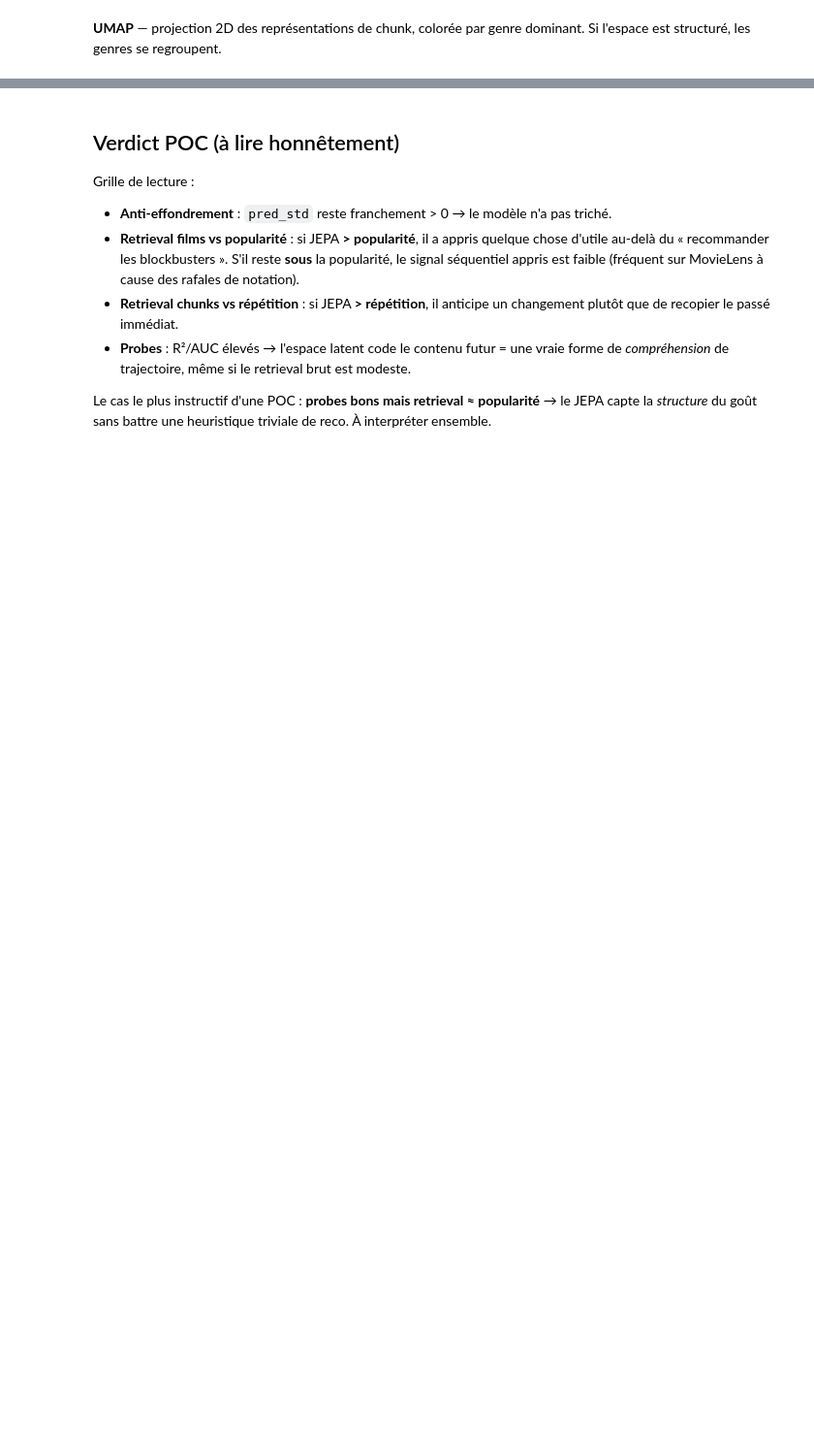
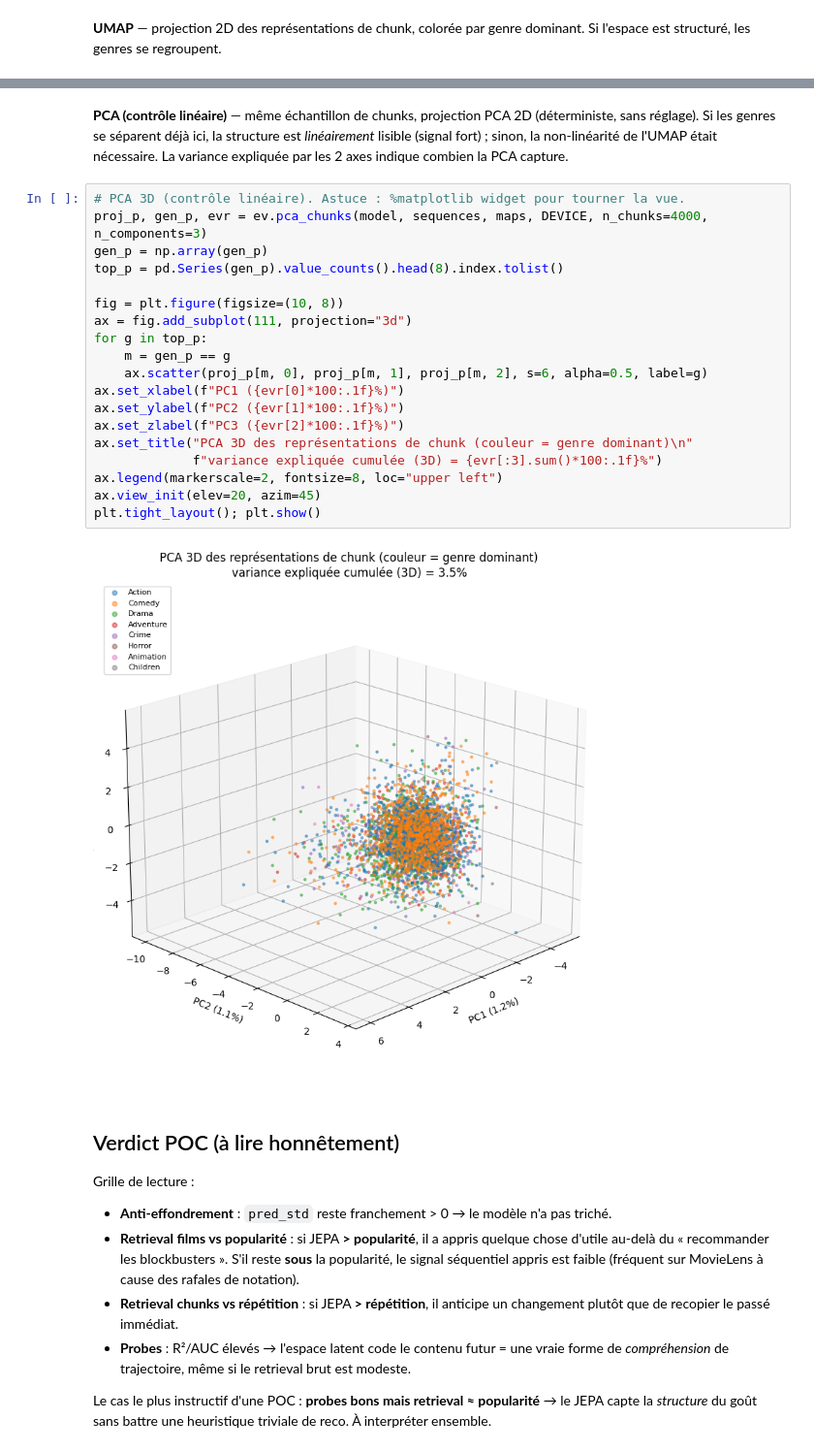
Before and after one commit to JulesV19/customer-behavior-jepa, a Jupyter notebook: notebooks/03_training_evaluation.ipynb, the cells around one changed output, grey strips where cells are left out. Shown at 97% size. Drawn from its saved outputs; the diff is of its cells as text; blank space fills up the shorter version.

```diff
--- a/notebooks/03_training_evaluation.ipynb
+++ b/notebooks/03_training_evaluation.ipynb
@@ -153,3 +205,26 @@ plt.xticks([]); plt.yticks([]); plt.tight_layout(); plt.show()
+# %% [markdown]
+**PCA (contrôle linéaire)** — même échantillon de chunks, projection PCA 2D (déterministe, sans réglage). Si les genres se séparent déjà ici, la structure est *linéairement* lisible (signal fort) ; sinon, la non-linéarité de l'UMAP était nécessaire. La variance expliquée par les 2 axes indique combien la PCA capture.
+# %%
+# PCA 3D (contrôle linéaire). Astuce : %matplotlib widget pour tourner la vue.
+proj_p, gen_p, evr = ev.pca_chunks(model, sequences, maps, DEVICE, n_chunks=4000, n_components=3)
+gen_p = np.array(gen_p)
+top_p = pd.Series(gen_p).value_counts().head(8).index.tolist()
+
+fig = plt.figure(figsize=(10, 8))
+ax = fig.add_subplot(111, projection="3d")
+for g in top_p:
+    m = gen_p == g
+    ax.scatter(proj_p[m, 0], proj_p[m, 1], proj_p[m, 2], s=6, alpha=0.5, label=g)
+ax.set_xlabel(f"PC1 ({evr[0]*100:.1f}%)")
+ax.set_ylabel(f"PC2 ({evr[1]*100:.1f}%)")
+ax.set_zlabel(f"PC3 ({evr[2]*100:.1f}%)")
+ax.set_title("PCA 3D des représentations de chunk (couleur = genre dominant)\n"
+             f"variance expliquée cumulée (3D) = {evr[:3].sum()*100:.1f}%")
+ax.legend(markerscale=2, fontsize=8, loc="upper left")
+ax.view_init(elev=20, azim=45)
+plt.tight_layout(); plt.show()
+# %% [output]
+[figure, added]
 # %% [markdown]
 ## Verdict POC (à lire honnêtement)
 
```
Also changed, not shown: parts of 11 cells of this notebook, 7 other files.
